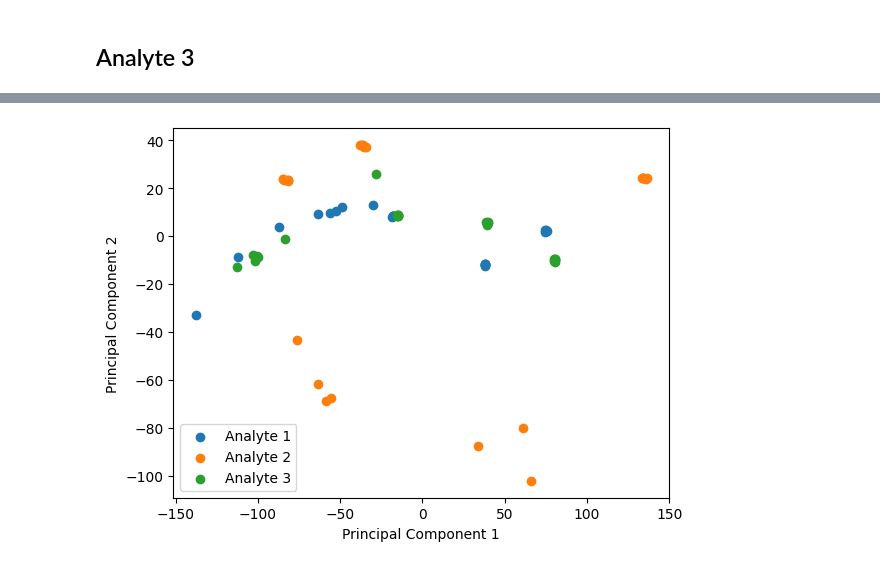
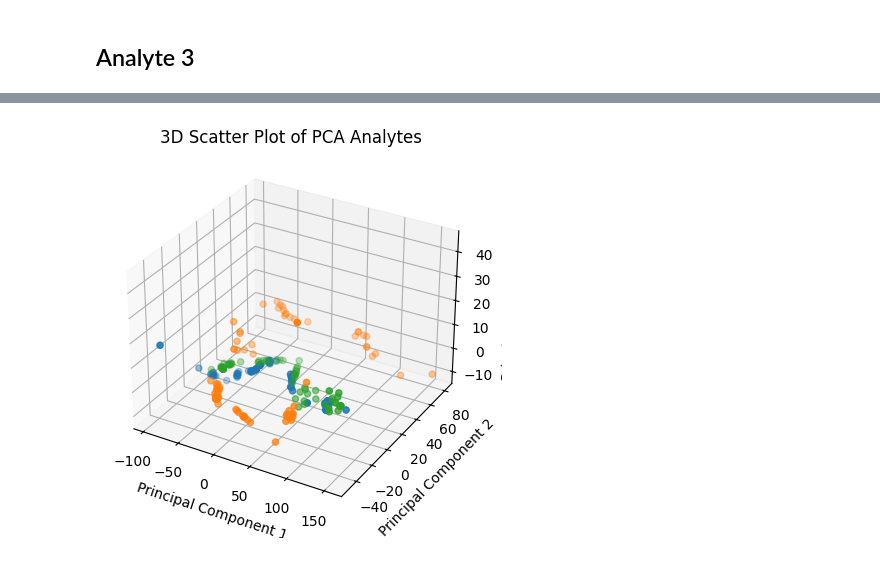
Before and after one commit to SohamD34/BTP, a Jupyter notebook: scripts/analysis.ipynb, the cells around one changed output, grey strips where cells are left out. Drawn from its saved outputs; the diff is of its cells as text; code cells hidden in the pictures.

```diff
--- a/scripts/analysis.ipynb
+++ b/scripts/analysis.ipynb
@@ -15,11 +17,11 @@ warnings.filterwarnings("ignore")
 # %%
 ''' We have 10 points of Analyte1 data, Analyte2 data and Analyte3 data respectively. '''
 
-os.chdir('/media/soham/New Volume/GitHub/BTP')
+# os.chdir('/media/soham/New Volume/GitHub/BTP')
 
-analyte1 = pd.read_csv('data/Analyte1.csv').sort_values('CFU/mL', ascending=True).drop('Unnamed: 0', axis=1)
-analyte2 = pd.read_csv('data/Analyte2.csv').sort_values('CFU/mL', ascending=True).drop('Unnamed: 0', axis=1)
-analyte3 = pd.read_csv('data/Analyte3.csv').sort_values('CFU/mL', ascending=True).drop('Unnamed: 0', axis=1)
+analyte1 = pd.read_csv('data/Sampled_Analyte1.csv').sort_values('CFU/mL', ascending=True).reset_index(drop=True)
+analyte2 = pd.read_csv('data/Sampled_Analyte2.csv').sort_values('CFU/mL', ascending=True).reset_index(drop=True)
+analyte3 = pd.read_csv('data/Sampled_Analyte3.csv').sort_values('CFU/mL', ascending=True).reset_index(drop=True)
 
 [analyte1, analyte2, analyte3]  = log_transform([analyte1, analyte2, analyte3])
 analyte1
@@ -260,9 +256,19 @@ plt.show()
 # %%
-pca = PCA(n_components=2)
+pca = PCA(n_components=3)
 pca_analyte1 = pca.fit_transform(analyte1[['Sensor1', 'Sensor2', 'Sensor3']])
 
-pca = PCA(n_components=2)
+pca = PCA(n_components=3)
 pca_analyte2 = pca.fit_transform(analyte2[['Sensor1', 'Sensor2', 'Sensor3']])
 
-pca = PCA(n_components=2)
+pca = PCA(n_components=3)
 pca_analyte3 = pca.fit_transform(analyte3[['Sensor1', 'Sensor2', 'Sensor3']])
+
+plt.scatter(pca_analyte1[:,0], pca_analyte1[:,1], label='Analyte 1')
+plt.scatter(pca_analyte2[:,0], pca_analyte2[:,1], label='Analyte 2')
+plt.scatter(pca_analyte3[:,0], pca_analyte3[:,1], label='Analyte 3')
+plt.xlabel('Principal Component 1')
+plt.ylabel('Principal Component 2')
+plt.legend()
+plt.savefig('docs/plots/pca.png')
+
+plt.show()
@@ -269,12 +277,16 @@ pca_analyte3 = pca.fit_transform(analyte3[['Sensor1', 'Sensor2', 'Sensor3']])
 # %%
-plt.scatter(pca_analyte1[:,0], pca_analyte1[:,1], label='Analyte 1')
-plt.scatter(pca_analyte2[:,0], pca_analyte2[:,1], label='Analyte 2')
-plt.scatter(pca_analyte3[:,0], pca_analyte3[:,1], label='Analyte 3')
-plt.xlabel('Principal Component 1')
-plt.ylabel('Principal Component 2')
-plt.legend()
-plt.savefig('docs/plots/pca.png')
+fig = plt.figure()
+ax = fig.add_subplot(111, projection='3d')
+
+ax.scatter3D(pca_analyte1[:, 0], pca_analyte1[:, 1], pca_analyte1[:, 2], label='Analyte 1')
+ax.scatter3D(pca_analyte2[:, 0], pca_analyte2[:, 1], pca_analyte2[:, 2], label='Analyte 2')
+ax.scatter3D(pca_analyte3[:, 0], pca_analyte3[:, 1], pca_analyte3[:, 2], label='Analyte 3')
+
+ax.set_xlabel('Principal Component 1')
+ax.set_ylabel('Principal Component 2')
+ax.set_zlabel('Principal Component 3')
+ax.set_title('3D Scatter Plot of PCA Analytes')
 
 plt.show()
 # %% [output]
-[figure, old version]
+[figure, new version]
```
Also changed, not shown: parts of 22 cells of this notebook, 2 other files.
